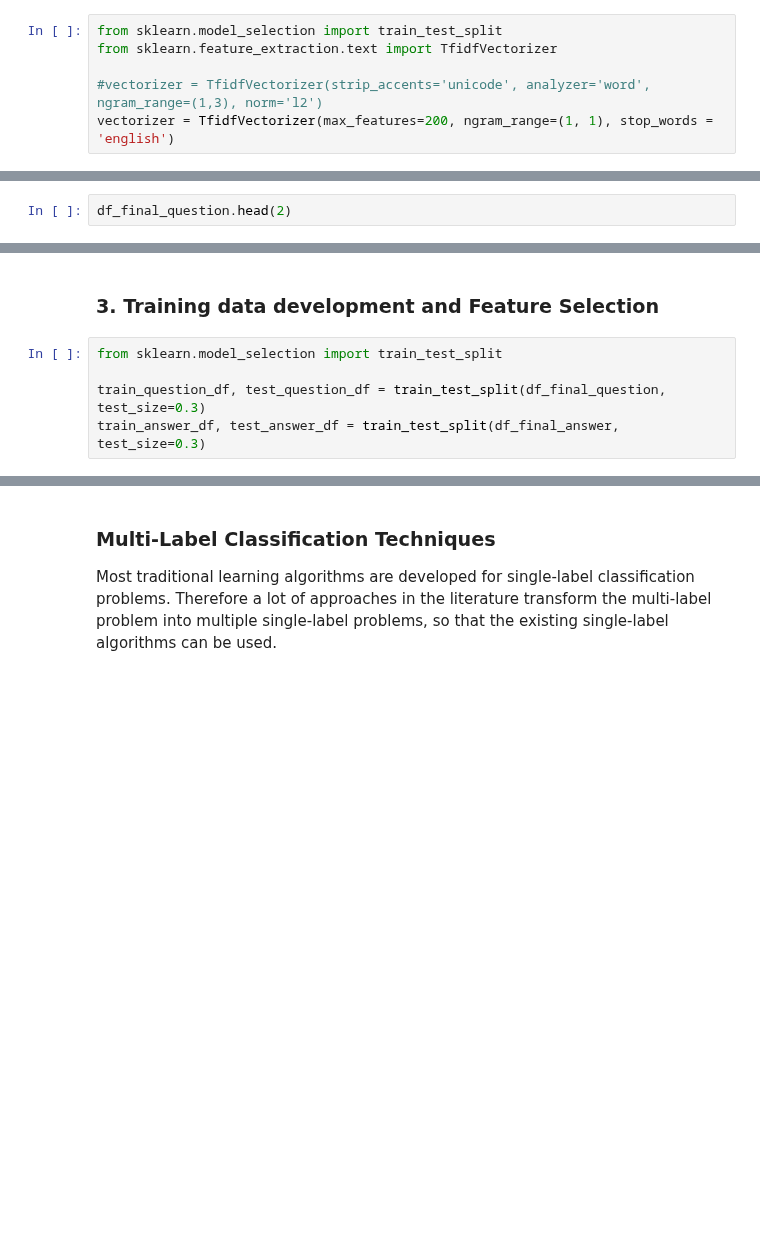
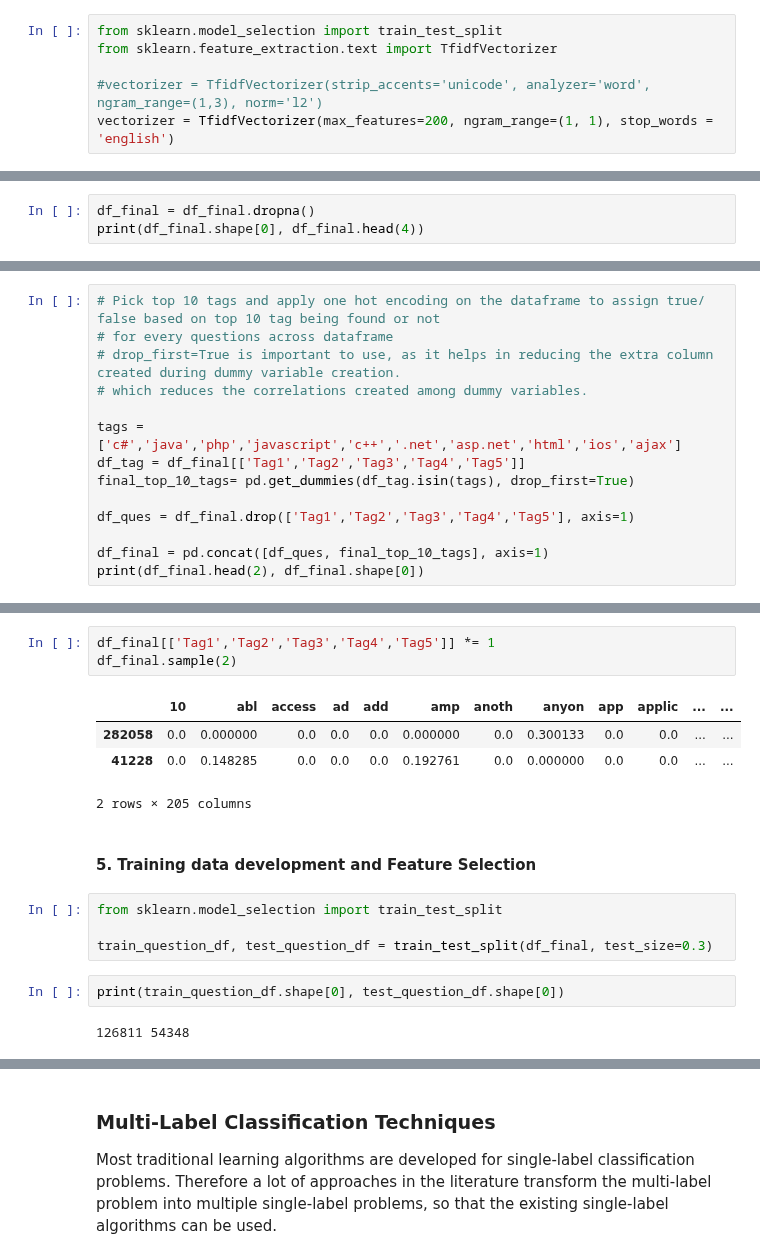
Before and after one commit to shalin4788/Springboard-DS-Track, a Jupyter notebook: Capstone Three_StackOverflow/notebooks/Pre-processing and Training Data Development.ipynb, the cells around one changed output, grey strips where cells are left out. Drawn from its saved outputs; the diff is of its cells as text; blank space fills up the shorter version.

```diff
--- a/Capstone Three_StackOverflow/notebooks/Pre-processing and Training Data Development.ipynb
+++ b/Capstone Three_StackOverflow/notebooks/Pre-processing and Training Data Development.ipynb
@@ -302,3 +359,4 @@ df_final_question = df_question_tfidf.drop(columns=['Q_Body','Title', 'A_Body',
 # %%
-df_final_question.head(2)
+df_final = df_final.dropna()
+print(df_final.shape[0], df_final.head(4))
 # %% [output]
@@ -318,0 +423,14 @@ df_final_answer.head(2)
+# %%
+# Pick top 10 tags and apply one hot encoding on the dataframe to assign true/ false based on top 10 tag being found or not
+# for every questions across dataframe
+# drop_first=True is important to use, as it helps in reducing the extra column created during dummy variable creation.
+# which reduces the correlations created among dummy variables.
+
+tags = ['c#','java','php','javascript','c++','.net','asp.net','html','ios','ajax']
+df_tag = df_final[['Tag1','Tag2','Tag3','Tag4','Tag5']]
+final_top_10_tags= pd.get_dummies(df_tag.isin(tags), drop_first=True)
+
+df_ques = df_final.drop(['Tag1','Tag2','Tag3','Tag4','Tag5'], axis=1)
+
+df_final = pd.concat([df_ques, final_top_10_tags], axis=1)
+print(df_final.head(2), df_final.shape[0])
@@ -319,8 +447,19 @@ df_final_answer.head(2)
+# %%
+df_final[['Tag1','Tag2','Tag3','Tag4','Tag5']] *= 1
+df_final.sample(2)
+# %% [output]
+|  | 10 | abl | access | ad | add | amp | anoth | anyon | app | applic | ... | ... |
+| 282058 | 0.0 | 0.000000 | 0.0 | 0.0 | 0.0 | 0.000000 | 0.0 | 0.300133 | 0.0 | 0.0 | ... | ... |
+| 41228 | 0.0 | 0.148285 | 0.0 | 0.0 | 0.0 | 0.192761 | 0.0 | 0.000000 | 0.0 | 0.0 | ... | ... |
+2 rows × 205 columns
 # %% [markdown]
-### 3. Training data development and Feature Selection
+#### 5. Training data development and Feature Selection
 # %%
 from sklearn.model_selection import train_test_split
 
-train_question_df, test_question_df = train_test_split(df_final_question, test_size=0.3)
-train_answer_df, test_answer_df = train_test_split(df_final_answer, test_size=0.3)
+train_question_df, test_question_df = train_test_split(df_final, test_size=0.3)
+# %%
+print(train_question_df.shape[0], test_question_df.shape[0])
+# %% [output]
+126811 54348
 # %%
```
Also changed, not shown: parts of 56 cells of this notebook.
